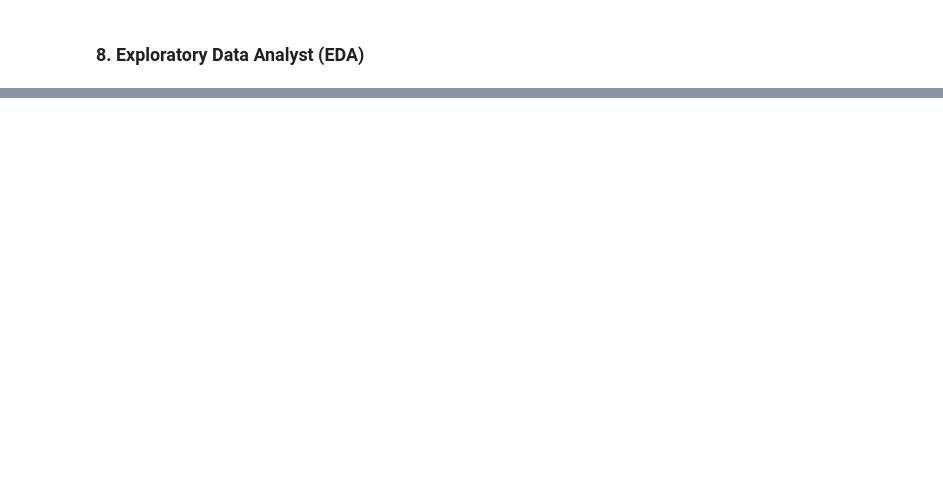
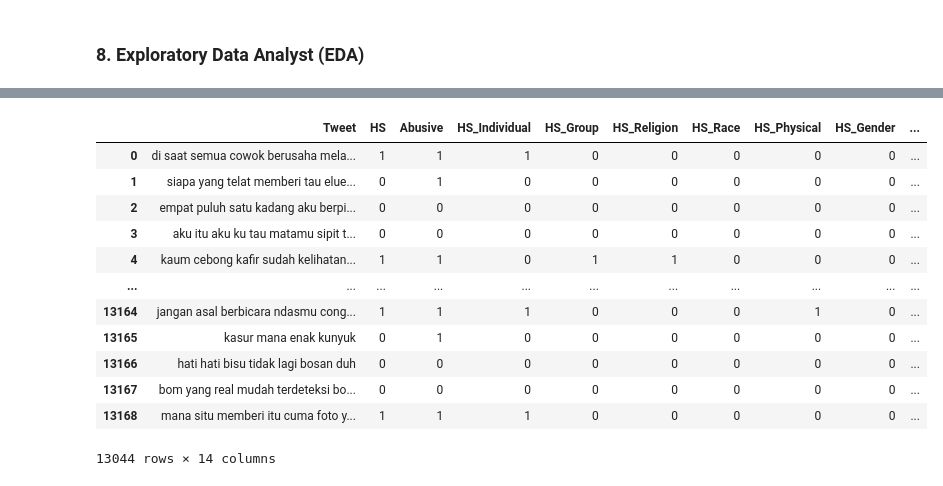
Before and after one commit to Pascalbrly/231000001-19-pbk-cleansing-gold, a Jupyter notebook: Pascal Gold Challenge - DSC Wave 19.ipynb, the cells around one changed output, grey strips where cells are left out. Cells and saved outputs as stored; diff of their text form; code cells hidden in the pictures; blank space fills up the shorter version.

```diff
--- a/Pascal Gold Challenge - DSC Wave 19.ipynb
+++ b/Pascal Gold Challenge - DSC Wave 19.ipynb
@@ -203,15 +191,17 @@ data.duplicated().sum()
 # %%
 def clean_text(text):
     text = text.lower()
-    emoticon = re.sub(r"[\\x]+[a-z0-9]{2}", ' ', text) # Menghapus karakter yang dimulai dengan '\x' diikuti oleh dua karakter huruf atau angka
-    url = re.sub(r"https?://[^\s]+|www://[^\s]+", ' ', emoticon)  # Menghapus url http / https
-    char = re.sub(r"[^\w\s+]", ' ', url)  # Menghapus karakter kecuali huruf, angka, dan spasi
-    number = re.sub(r"\d{1,}", ' ', char) # Menghapus angka yang memiliki lebih dari 1 digit
-    retweet = re.sub(r"rt|user", ' ', number)  # Menghapus kata-kata 'rt' dan 'user'
-    non_ascii = re.sub(r"[^\x00-\x7F]+", ' ', retweet)  # Remove non-ASCII characters
+    text = re.sub(r'\\t|\\n|\\u', ' ', text) #Menghapus karakter khusus seperti tab, baris baru, karakter Unicode, dan backslash.
+    text = re.sub(r"https?://[^\s]+", ' ', text)  # Menghapus http / https
+    text = re.sub(r"[^\w\s+]", '', text)  # Menghapus karakter kecuali huruf, angka, dan spasi
+    text = re.sub(r'rt|user', ' ', text)  # Menghapus kata-kata 'rt' dan 'user'
+    text = re.sub(r'[\\x]+[a-z0-9]{2}', '', text)  # Menghapus karakter yang dimulai dengan '\x' diikuti oleh dua karakter huruf atau angka
+    text = re.sub(r'[^\x00-\x7F]+', '', text)  # Remove non-ASCII characters
     text = text.replace('_', ' ')  # Menghapus underscore
-    whitespace = re.sub(r'\s+', ' ', non_ascii).strip()  # Menggabungkan spasi berturut-turut menjadi satu spasi
-    return whitespace
+    text = re.sub(r'(\d+)', r' \1 ', text)  # Memisahkan angka dari teks
+    text = re.sub(r'\s+', ' ', text).strip()  # Menggabungkan spasi berturut-turut menjadi satu spasi
+    text = re.sub(r'(\d+)', lambda x: num2words(int(x.group(0)), lang='id'), text)  # Mengonversi angka menjadi kata
+    return text
 
 data['Tweet'] = data['Tweet'].apply(clean_text)
 print('done')
@@ -263,0 +258,4 @@ data.Tweet[6451]
+# %%
+alay_filter = dict(zip(alay_df[0], alay_df[1]))
+normalize_alay = lambda text: ' '.join(alay_filter.get(word, word) for word in text.split(' '))
+print('done')
@@ -263,0 +266,3 @@ data.Tweet[6451]
+# %%
+data['Tweet'] = data['Tweet'].apply(normalize_alay)
+print('done')
@@ -264,2 +291,4 @@ data.Tweet[6451]
 # %% [markdown]
 ### 8. Exploratory Data Analyst (EDA)
+# %%
+data['Tweet_split'] = data['Tweet'].apply(lambda x: x.split())
@@ -265,0 +316,16 @@ data.Tweet[6451]
+# %%
+data
+# %% [output]
+|  | Tweet | HS | Abusive | HS_Individual | HS_Group | HS_Religion | HS_Race | HS_Physical | HS_Gender | ... |
+| 0 | di saat semua cowok berusaha mela... | 1 | 1 | 1 | 0 | 0 | 0 | 0 | 0 | ... |
+| 1 | siapa yang telat memberi tau elue... | 0 | 1 | 0 | 0 | 0 | 0 | 0 | 0 | ... |
+| 2 | empat puluh satu kadang aku berpi... | 0 | 0 | 0 | 0 | 0 | 0 | 0 | 0 | ... |
+| 3 | aku itu aku ku tau matamu sipit t... | 0 | 0 | 0 | 0 | 0 | 0 | 0 | 0 | ... |
+| 4 | kaum cebong kafir sudah kelihatan... | 1 | 1 | 0 | 1 | 1 | 0 | 0 | 0 | ... |
+| ... | ... | ... | ... | ... | ... | ... | ... | ... | ... | ... |
+| 13164 | jangan asal berbicara ndasmu cong... | 1 | 1 | 1 | 0 | 0 | 0 | 1 | 0 | ... |
+| 13165 | kasur mana enak kunyuk | 0 | 1 | 0 | 0 | 0 | 0 | 0 | 0 | ... |
+| 13166 | hati hati bisu tidak lagi bosan duh | 0 | 0 | 0 | 0 | 0 | 0 | 0 | 0 | ... |
+| 13167 | bom yang real mudah terdeteksi bo... | 0 | 0 | 0 | 0 | 0 | 0 | 0 | 0 | ... |
+| 13168 | mana situ memberi itu cuma foto y... | 1 | 1 | 1 | 0 | 0 | 0 | 0 | 0 | ... |
+13044 rows × 14 columns
```
Also changed, not shown: parts of 21 cells of this notebook.
